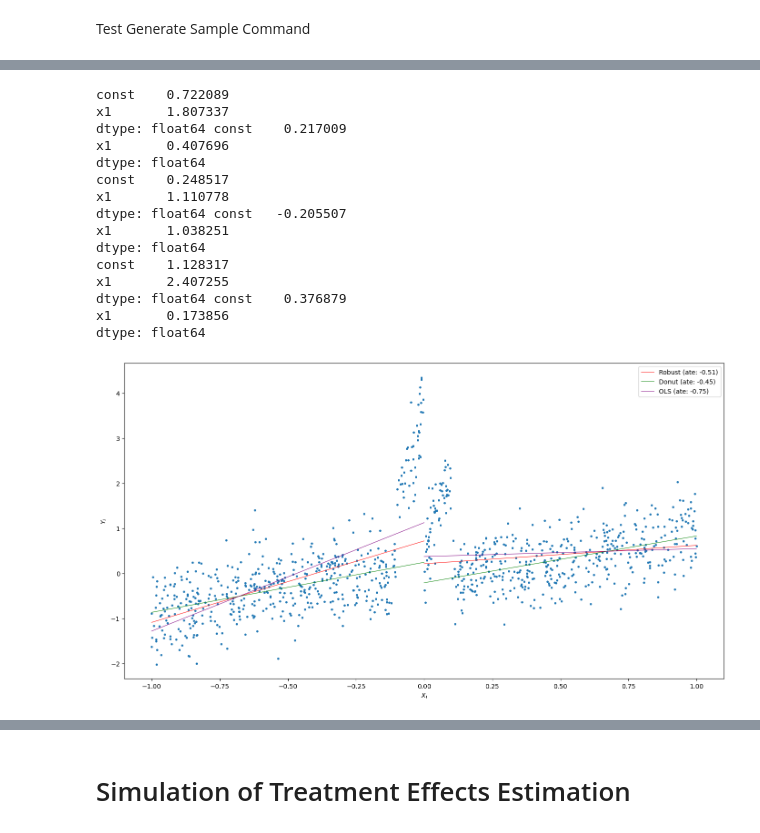
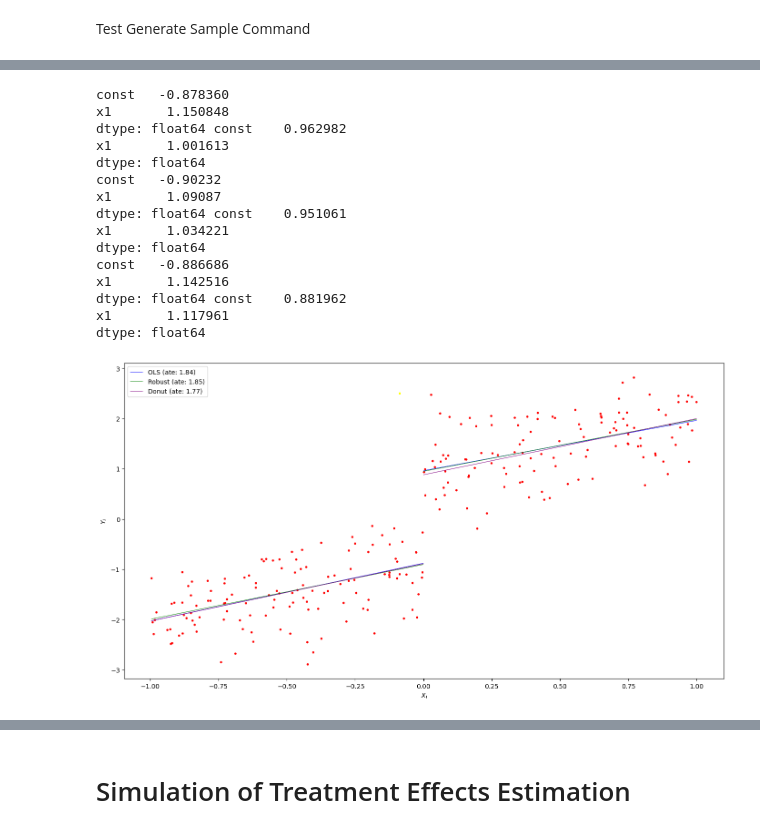
Before and after one commit to FranciscoPortilha/BSc2-Thesis---Robust-RDD, a Jupyter notebook: dev.ipynb, the cells around one changed output, grey strips where cells are left out. Cells and saved outputs as stored; diff of their text form; code cells hidden in the pictures.

Commit message:
outlier generation

```diff
--- a/dev.ipynb
+++ b/dev.ipynb
@@ -237,11 +235,25 @@ def genY(name, X, tau=0, L=0, alpha=0, beta=0):
     else:
         return NameError('Type of GDP is not recognised')
     return Y
+# %%
+def genOutlier(Y, X, name, delta=0.1):
+    Outliers = np.zeros_like(Y)
+    if name == 'Simple':
+        i = 0
+        found=True
+        while(found):
+            if (X[i] >= -delta) & (X[i] < 0):
+                Y[i] = 2.5
+                Outliers[i] = 1
+                found = False
+            else:
+                i=i+1
+    return Y, Outliers
 # %% [markdown]
 Generation os the Sample $X_i$'s and $Y_i$'s
 # %%
 
-def genSample(name, n, tau=0, L=0, alpha=0, beta=0, printPlot=True):
+def genSample(name, n, tau=0, L=0, alpha=0, beta=0, outlier=False, outlierMethod='', printPlot=True):
     """
     Generate a sample for RDD analysis: running variables (X), outcomes (Y), and treatments (T)
 
@@ -259,6 +271,10 @@ def genSample(name, n, tau=0, L=0, alpha=0, beta=0, printPlot=True):
         The intercept parameter of the equation. For basic linear model.
     beta: int, Default value: 0
         The slope parameter of the equation. For basic linear model.
+    outlier: boolean
+        True if sample should have an outlier(s)
+    outlierMethod: string
+        Name of the outlier generation method to use
     printPlot: boolean, Default value: False
         Defines if a plot is printed with the sample.
 
@@ -269,10 +285,13 @@ def genSample(name, n, tau=0, L=0, alpha=0, beta=0, printPlot=True):
     """
     X = np.random.uniform(-1,1,n)
     Y = genY(name, X, tau, L, alpha, beta)
+    Outliers = np.zeros_like(Y)
+    if outlier == True:
+        Y, Outliers  = genOutlier(Y,X,outlierMethod)
     T = genT(X)
 
     # Create sample dataframe
-    sample = pd.DataFrame({'Y': Y,'X': X,'T': T})
+    sample = pd.DataFrame({'Y': Y,'X': X,'T': T, 'Outlier': Outliers})
     sample.Y = sample.Y.astype(float)
 
     # Print plot
@@ -295,11 +330,10 @@ def genExog(sample, intercept=False):
     exog = sample.copy()
     exog = exog.drop('Y',axis='columns')
     exog = exog.drop('T',axis='columns')
+    exog = exog.drop('Outlier',axis='columns')
 
     if (intercept == True):
         exog = sm.add_constant(exog)
-    else:
-        exog = sample.copy()
 
     return exog
 
@@ -307,13 +341,16 @@ def fit(name, sample, intercept, cutoff=0):
     exog = genExog(sample,intercept)
 
     if (name == 'Robust'):
-        res = sm.RLM(sample.Y,exog.to_numpy(),)
+        res = sm.RLM(sample.Y,exog.to_numpy())
+
     elif (name == 'OLS'):
         res = sm.OLS(sample.Y,exog.to_numpy())
+
     elif (name == 'Donut'):
         sample = sample.loc[np.abs(sample.X-cutoff)>=0.1]
         exog = genExog(sample,intercept)
         res = sm.OLS(sample.Y,exog.to_numpy())
+
     else:
         return NameError('Type of GDP is not recognised')
 
@@ -344,15 +381,15 @@ def plotSplitFitComparison(sample, cutoff, name1, name2="", name3=""):
 
     # Plot scatter observations
     plt.figure(figsize=[17,9])
-    plt.scatter(sample.X,sample.Y,s=6)
+    plt.scatter(sample.X,sample.Y,s=6,c=sample.Outlier,cmap='autumn')
     plt.xlabel('$X_i$')
     plt.ylabel('$Y_i$')
 
     # Plot regresion lines
     x_below = np.linspace(min(sample.X),cutoff,100)
     x_above = np.linspace(cutoff,max(sample.X),100)
-    plt.plot(x_below,params1_below.iloc[0]+params1_below.iloc[1]*x_below, color ='r', linewidth=0.7)
-    plt.plot(x_above,params1_above.iloc[0]+params1_above.iloc[1]*x_above, color ='r', linewidth=0.7, label=name1+' (ate: '+str(round(tau1,2))+')')
+    plt.plot(x_below,params1_below.iloc[0]+params1_below.iloc[1]*x_below, color ='b', linewidth=0.7)
+    plt.plot(x_above,params1_above.iloc[0]+params1_above.iloc[1]*x_above, color ='b', linewidth=0.7, label=name1+' (ate: '+str(round(tau1,2))+')')
 
     if name2 != "":
         plt.plot(x_below,params2_below.iloc[0]+params2_below.iloc[1]*x_below, color ='g', linewidth=0.7)
@@ -365,23 +423,24 @@ def plotSplitFitComparison(sample, cutoff, name1, name2="", name3=""):
 # %%
-sample = genSample('Noack',1000,L=200,printPlot=False)
+sample = genSample('Basic Linear',250,tau=2,alpha=-1,beta=1,L=200,
+                   outlier=True,outlierMethod='Simple',printPlot=False)
 #sample['Xsq'] = sample.X**2
-plotSplitFitComparison(sample,0,'Robust','Donut','OLS')
+plotSplitFitComparison(sample,0,'OLS','Robust','Donut')
 # %% [output]
-const    0.722089
-x1       1.807337
-dtype: float64 const    0.217009
-x1       0.407696
+const   -0.878360
+x1       1.150848
+dtype: float64 const    0.962982
+x1       1.001613
 dtype: float64
-const    0.248517
-x1       1.110778
-dtype: float64 const   -0.205507
-x1       1.038251
+const   -0.90232
+x1       1.09087
+dtype: float64 const    0.951061
+x1       1.034221
 dtype: float64
-const    1.128317
-x1       2.407255
-dtype: float64 const    0.376879
-x1       0.173856
+const   -0.886686
+x1       1.142516
+dtype: float64 const    0.881962
+x1       1.117961
 dtype: float64
-[figure, old version]
+[figure, new version]
 # %%
 rdrobust(sample.Y,sample.X,p=1)
```
Also changed, not shown: parts of 10 cells of this notebook.
